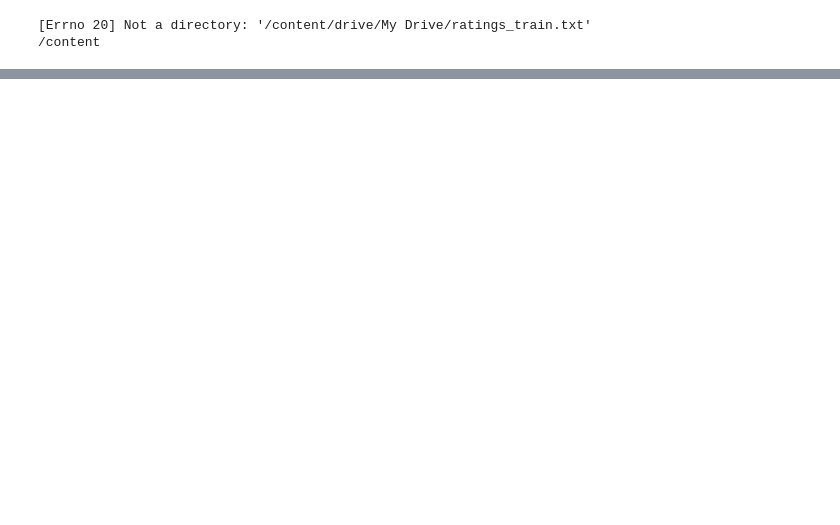
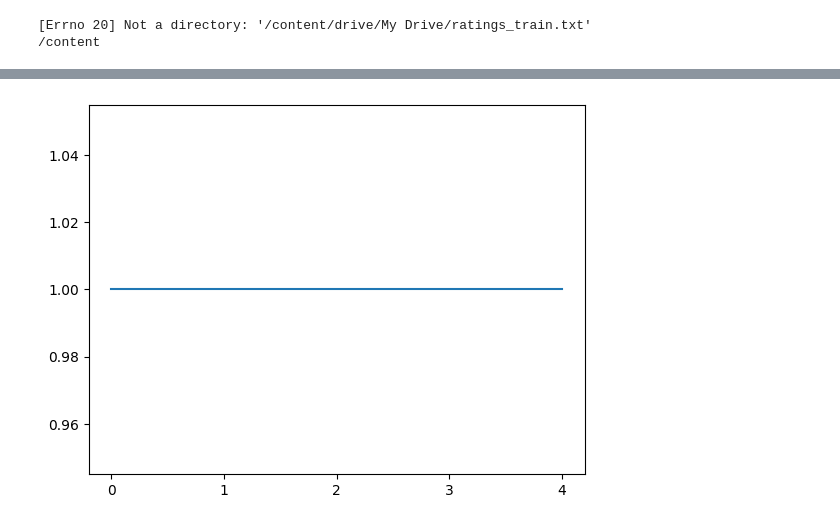
Before and after one commit to seojeongyun/naver_movie_review_sentiment_analysis, a Jupyter notebook: naver_movie_review_sentimentation_classification.ipynb, the cells around one changed output, grey strips where cells are left out. Cells and saved outputs as stored; diff of their text form; code cells hidden in the pictures; blank space fills up the shorter version.

```diff
--- a/naver_movie_review_sentimentation_classification.ipynb
+++ b/naver_movie_review_sentimentation_classification.ipynb
@@ -409,0 +449,7 @@ print("\n 테스트 정확도: %.4f" % (loaded_model.evaluate(X_test, y_test)[1]
+# %%
+fig = plt.figure()
+plt.plot(list(range(5)), train_acc)
+plt.xticks(list(range(5)), list(range(5)))
+plt.show()
+# %% [output]
+[figure, added]
```
Also changed, not shown: parts of 20 cells of this notebook.
